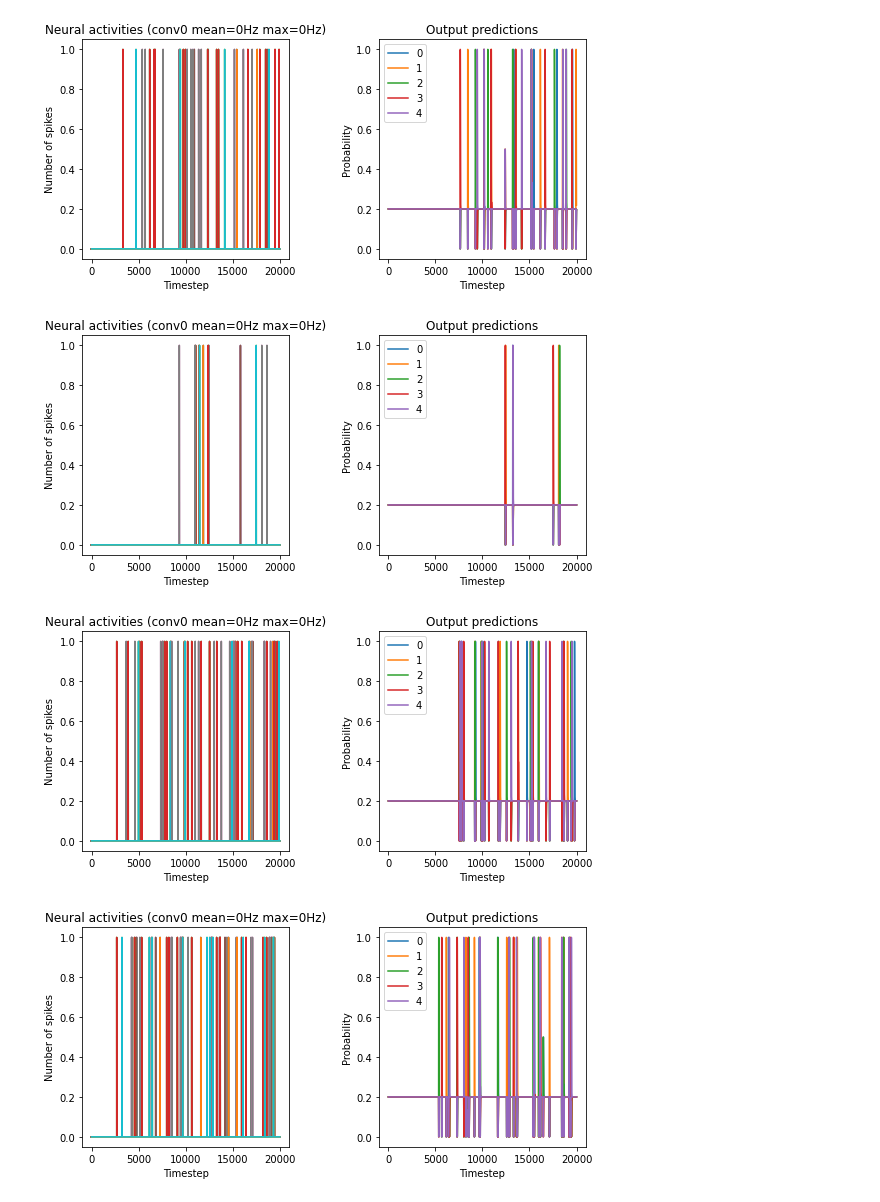
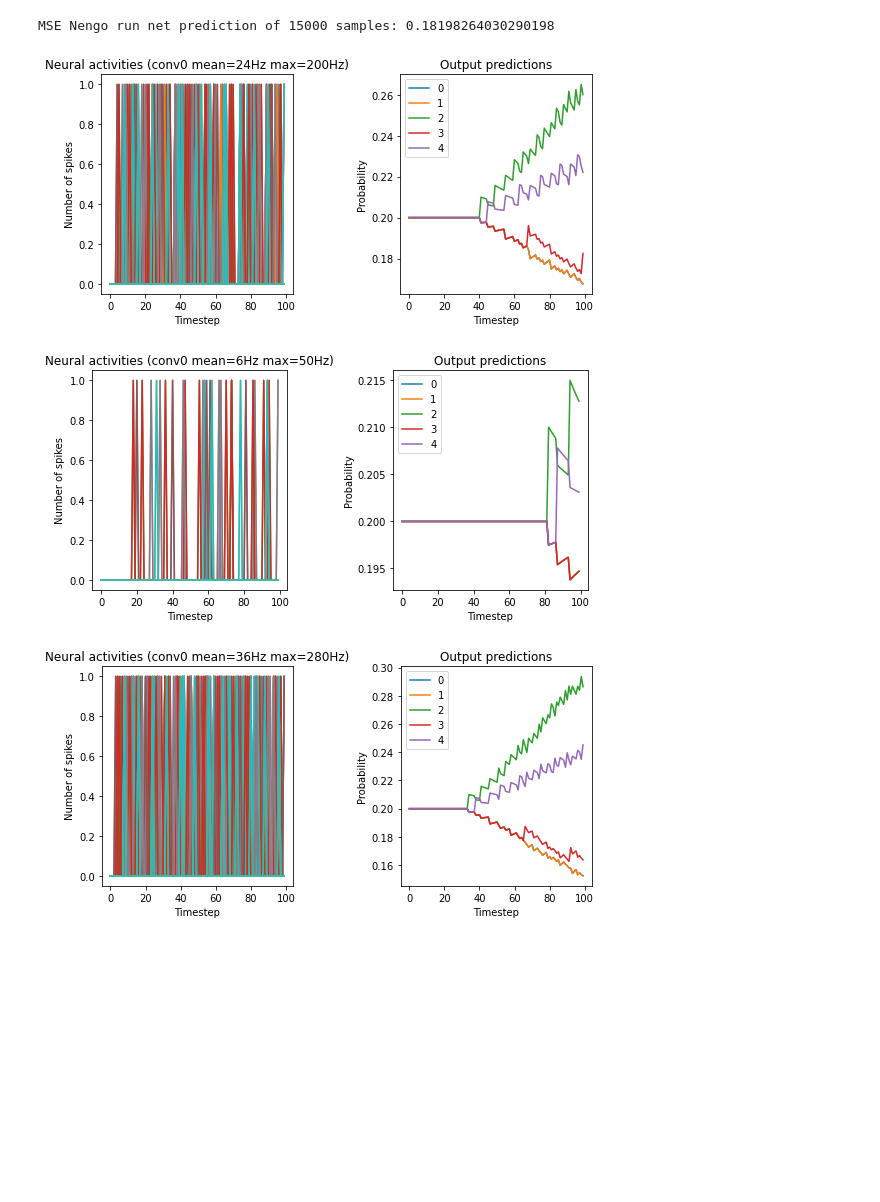
Before and after one commit to alekshex/Nengo, a Jupyter notebook: nengo_test1.ipynb, the cells around one changed output. Cells and saved outputs as stored; diff of their text form; code cells hidden in the pictures; blank space fills up the shorter version.

```diff
--- a/nengo_test1.ipynb
+++ b/nengo_test1.ipynb
@@ -113,7 +113,7 @@ def ConstructNetworkAllInOne(inputTrain,outputTrain,inputValidation,outputValida
         sim.fit(
             inputTrainNgo, {nengo_output: outputTrainNgo},
             validation_data=(inputValidationNgo, outputValidationNgo),
-            epochs=1,
+            epochs=100,
         )
         sim.save_params("./nengo-model-relu-1")
 
@@ -128,7 +128,7 @@ def RunNetwork(
     n_steps=30,
     scale_firing_rates=1,
     synapse=None,
-    n_test=100,
+    n_test=15000,
 ):
     # convert the keras model to a nengo network
     nengo_converter = nengo_dl.Converter(
@@ -181,7 +181,7 @@ def RunNetwork(
     print('\nMSE Nengo run net prediction of {} samples: {}\n\n'.format(n_test, mse))
 
     # plot the results
-    for ii in range(4):
+    for ii in range(3):
         plt.figure(figsize=(12, 4))
 
         plt.subplot(1, 3, 1)
@@ -259,8 +255,9 @@ RunNetwork(
     outputTest,
     activation=nengo.SpikingRectifiedLinear(),
     params_file="./nengo-model-relu-1",
-    n_steps=20000,
-    synapse=0.01,
-    #scale_firing_rates=10,
+    n_steps=100,
+    synapse=0.032,
+    scale_firing_rates=500,
+    #n_test=100
 )
 # %% [output]
@@ -268,4 +266,4 @@ MSE Nengo run net prediction of 100 samples: 8.26394990775321
+MSE Nengo run net prediction of 15000 samples: 0.18198264030290198
-[figure, old version]
+[figure, new version]
-[figure, old version]
+[figure, new version]
-[figure, old version]
+[figure, new version]
-[figure, removed]
```
Also changed, not shown: parts of 4 cells of this notebook.
